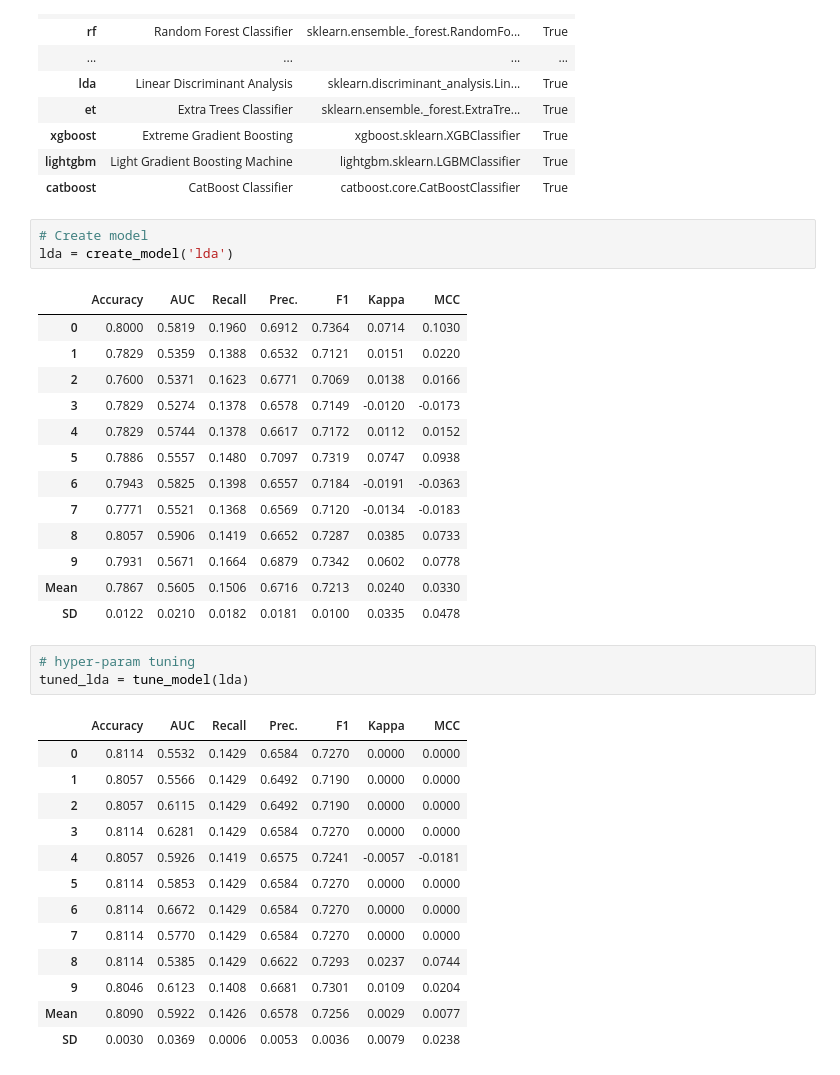
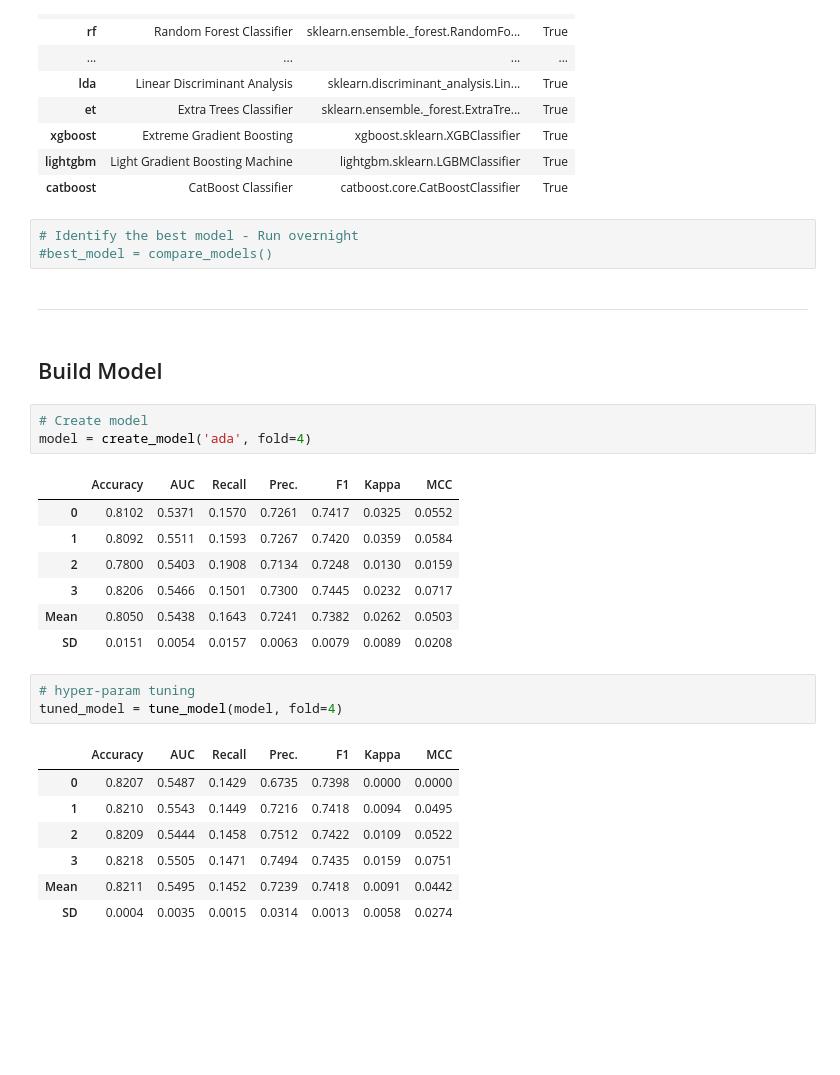
Before and after one commit to tummala-hareesh/FinHack_LT_AV, a Jupyter notebook: 2_finhack_pycaret.ipynb, the cells around one changed output. Cells and saved outputs as stored; diff of their text form; blank space fills up the shorter version.

```diff
--- a/2_finhack_pycaret.ipynb
+++ b/2_finhack_pycaret.ipynb
@@ -113,37 +116,32 @@ models()
 | xgboost | Extreme Gradient Boosting | xgboost.sklearn.XGBClassifier | True |
 | lightgbm | Light Gradient Boosting Machine | lightgbm.sklearn.LGBMClassifier | True |
 | catboost | CatBoost Classifier | catboost.core.CatBoostClassifier | True |
+# %%
+# Identify the best model - Run overnight
+#best_model = compare_models()
+# %% [markdown]
+***
+# %% [markdown]
+## Build Model
 # %%
 # Create model
-lda = create_model('lda')
+model = create_model('ada', fold=4)
 # %% [output]
 |  | Accuracy | AUC | Recall | Prec. | F1 | Kappa | MCC |
-| 0 | 0.8000 | 0.5819 | 0.1960 | 0.6912 | 0.7364 | 0.0714 | 0.1030 |
-| 1 | 0.7829 | 0.5359 | 0.1388 | 0.6532 | 0.7121 | 0.0151 | 0.0220 |
-| 2 | 0.7600 | 0.5371 | 0.1623 | 0.6771 | 0.7069 | 0.0138 | 0.0166 |
-| 3 | 0.7829 | 0.5274 | 0.1378 | 0.6578 | 0.7149 | -0.0120 | -0.0173 |
-| 4 | 0.7829 | 0.5744 | 0.1378 | 0.6617 | 0.7172 | 0.0112 | 0.0152 |
-| 5 | 0.7886 | 0.5557 | 0.1480 | 0.7097 | 0.7319 | 0.0747 | 0.0938 |
-| 6 | 0.7943 | 0.5825 | 0.1398 | 0.6557 | 0.7184 | -0.0191 | -0.0363 |
-| 7 | 0.7771 | 0.5521 | 0.1368 | 0.6569 | 0.7120 | -0.0134 | -0.0183 |
-| 8 | 0.8057 | 0.5906 | 0.1419 | 0.6652 | 0.7287 | 0.0385 | 0.0733 |
-| 9 | 0.7931 | 0.5671 | 0.1664 | 0.6879 | 0.7342 | 0.0602 | 0.0778 |
-| Mean | 0.7867 | 0.5605 | 0.1506 | 0.6716 | 0.7213 | 0.0240 | 0.0330 |
-| SD | 0.0122 | 0.0210 | 0.0182 | 0.0181 | 0.0100 | 0.0335 | 0.0478 |
+| 0 | 0.8102 | 0.5371 | 0.1570 | 0.7261 | 0.7417 | 0.0325 | 0.0552 |
+| 1 | 0.8092 | 0.5511 | 0.1593 | 0.7267 | 0.7420 | 0.0359 | 0.0584 |
+| 2 | 0.7800 | 0.5403 | 0.1908 | 0.7134 | 0.7248 | 0.0130 | 0.0159 |
+| 3 | 0.8206 | 0.5466 | 0.1501 | 0.7300 | 0.7445 | 0.0232 | 0.0717 |
+| Mean | 0.8050 | 0.5438 | 0.1643 | 0.7241 | 0.7382 | 0.0262 | 0.0503 |
+| SD | 0.0151 | 0.0054 | 0.0157 | 0.0063 | 0.0079 | 0.0089 | 0.0208 |
 # %%
 # hyper-param tuning
-tuned_lda = tune_model(lda)
+tuned_model = tune_model(model, fold=4)
 # %% [output]
 |  | Accuracy | AUC | Recall | Prec. | F1 | Kappa | MCC |
-| 0 | 0.8114 | 0.5532 | 0.1429 | 0.6584 | 0.7270 | 0.0000 | 0.0000 |
-| 1 | 0.8057 | 0.5566 | 0.1429 | 0.6492 | 0.7190 | 0.0000 | 0.0000 |
-| 2 | 0.8057 | 0.6115 | 0.1429 | 0.6492 | 0.7190 | 0.0000 | 0.0000 |
-| 3 | 0.8114 | 0.6281 | 0.1429 | 0.6584 | 0.7270 | 0.0000 | 0.0000 |
-| 4 | 0.8057 | 0.5926 | 0.1419 | 0.6575 | 0.7241 | -0.0057 | -0.0181 |
-| 5 | 0.8114 | 0.5853 | 0.1429 | 0.6584 | 0.7270 | 0.0000 | 0.0000 |
-| 6 | 0.8114 | 0.6672 | 0.1429 | 0.6584 | 0.7270 | 0.0000 | 0.0000 |
-| 7 | 0.8114 | 0.5770 | 0.1429 | 0.6584 | 0.7270 | 0.0000 | 0.0000 |
-| 8 | 0.8114 | 0.5385 | 0.1429 | 0.6622 | 0.7293 | 0.0237 | 0.0744 |
-| 9 | 0.8046 | 0.6123 | 0.1408 | 0.6681 | 0.7301 | 0.0109 | 0.0204 |
-| Mean | 0.8090 | 0.5922 | 0.1426 | 0.6578 | 0.7256 | 0.0029 | 0.0077 |
-| SD | 0.0030 | 0.0369 | 0.0006 | 0.0053 | 0.0036 | 0.0079 | 0.0238 |
+| 0 | 0.8207 | 0.5487 | 0.1429 | 0.6735 | 0.7398 | 0.0000 | 0.0000 |
+| 1 | 0.8210 | 0.5543 | 0.1449 | 0.7216 | 0.7418 | 0.0094 | 0.0495 |
+| 2 | 0.8209 | 0.5444 | 0.1458 | 0.7512 | 0.7422 | 0.0109 | 0.0522 |
+| 3 | 0.8218 | 0.5505 | 0.1471 | 0.7494 | 0.7435 | 0.0159 | 0.0751 |
+| Mean | 0.8211 | 0.5495 | 0.1452 | 0.7239 | 0.7418 | 0.0091 | 0.0442 |
+| SD | 0.0004 | 0.0035 | 0.0015 | 0.0314 | 0.0013 | 0.0058 | 0.0274 |
```
Also changed, not shown: parts of 34 cells of this notebook, 9 other files.
